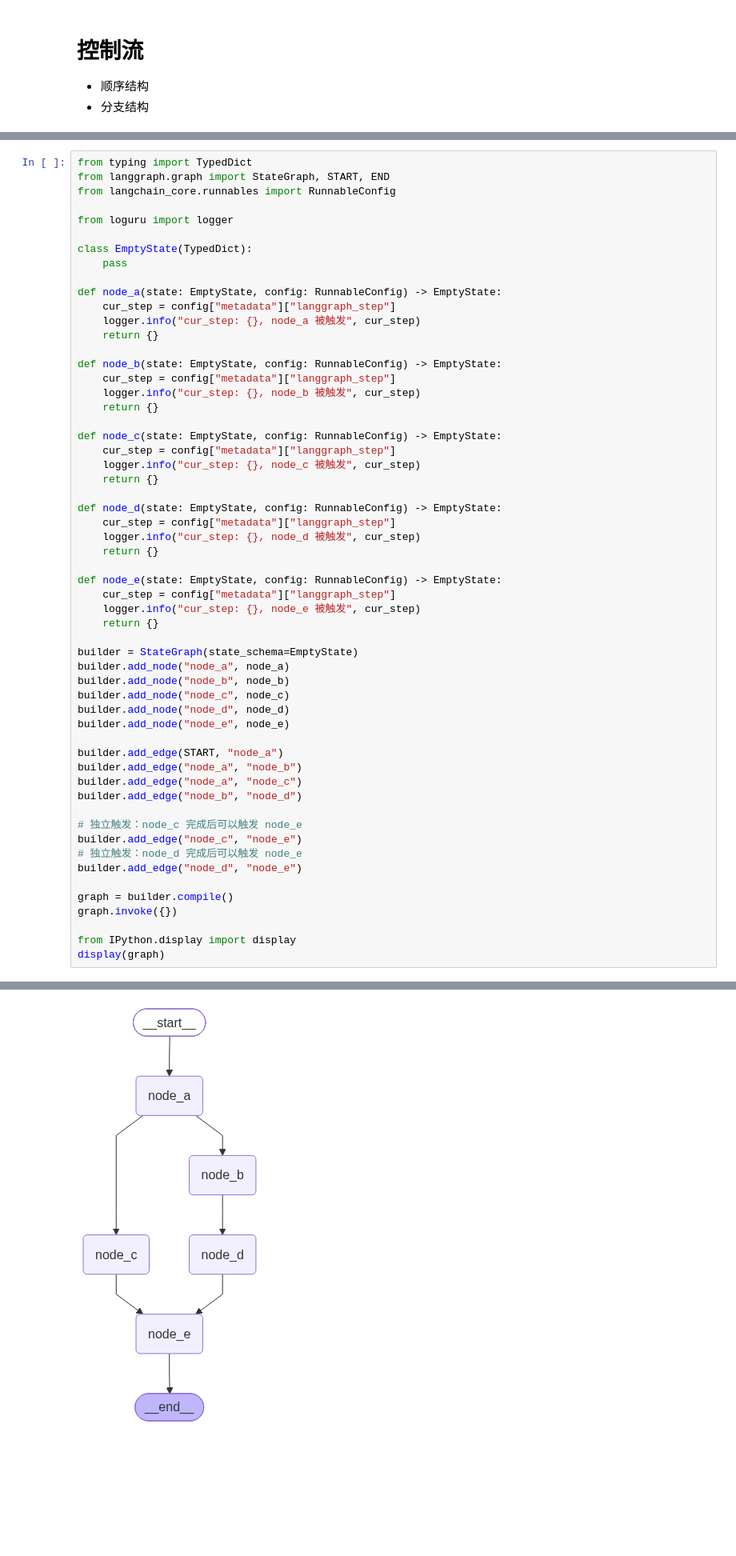
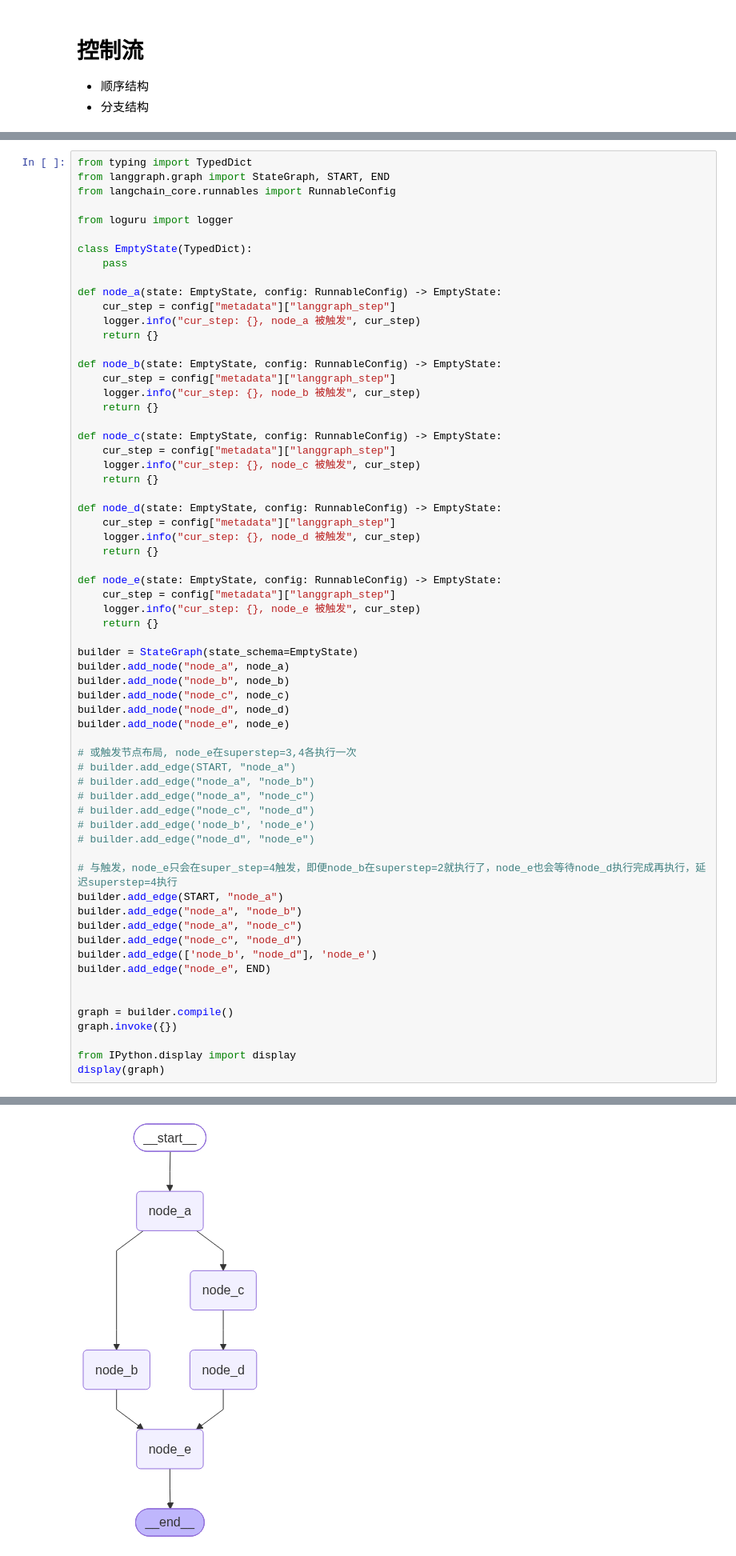
Before and after one commit to wangguoxi0814/langchainv1.2-study, a Jupyter notebook: langgraph/src/06_控制流.ipynb, the cells around one changed output, grey strips where cells are left out. Shown at 80% size. Saved outputs shown, nothing was run; the diff lists cells and outputs as text; blank space fills up the shorter version.

```diff
--- a/langgraph/src/06_控制流.ipynb
+++ b/langgraph/src/06_控制流.ipynb
@@ -50,15 +51,22 @@ builder.add_node("node_c", node_c)
 builder.add_node("node_d", node_d)
 builder.add_node("node_e", node_e)
 
+# 或触发节点布局, node_e在superstep=3,4各执行一次
+# builder.add_edge(START, "node_a")
+# builder.add_edge("node_a", "node_b")
+# builder.add_edge("node_a", "node_c")
+# builder.add_edge("node_c", "node_d")
+# builder.add_edge('node_b', 'node_e')
+# builder.add_edge("node_d", "node_e")
+
+# 与触发，node_e只会在super_step=4触发，即便node_b在superstep=2就执行了，node_e也会等待node_d执行完成再执行，延迟superstep=4执行
 builder.add_edge(START, "node_a")
 builder.add_edge("node_a", "node_b")
 builder.add_edge("node_a", "node_c")
-builder.add_edge("node_b", "node_d")
+builder.add_edge("node_c", "node_d")
+builder.add_edge(['node_b', "node_d"], 'node_e')
+builder.add_edge("node_e", END)
 
-# 独立触发：node_c 完成后可以触发 node_e
-builder.add_edge("node_c", "node_e")
-# 独立触发：node_d 完成后可以触发 node_e
-builder.add_edge("node_d", "node_e")
 
 graph = builder.compile()
 graph.invoke({})
@@ -75,3 +82,3 @@ display(graph)
-[figure, old version]
+[figure, new version]
 # %% [markdown]
 ### START、END节点
```
Also changed, not shown: parts of 4 cells of this notebook.
